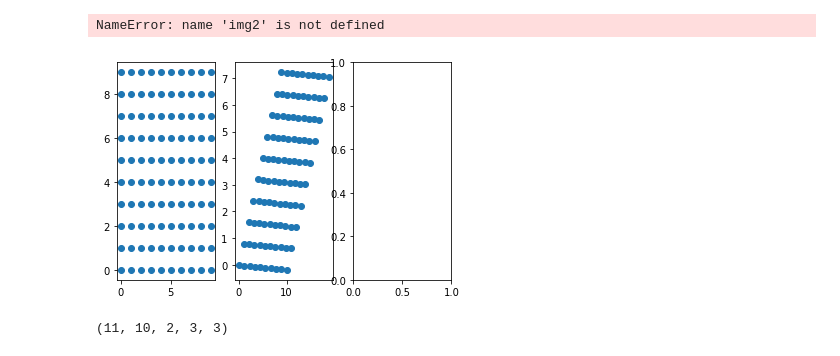
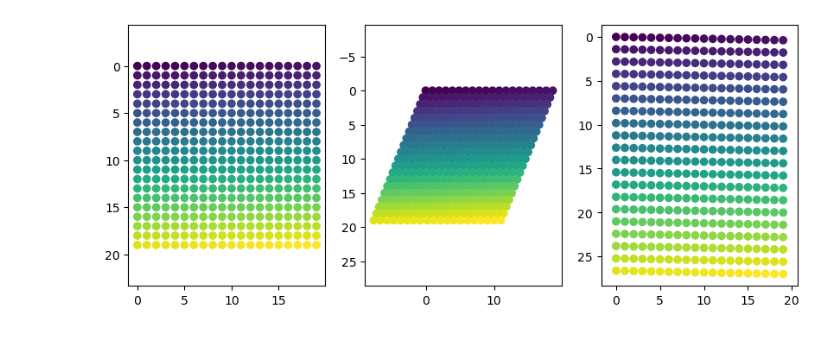
Before and after one commit to thomasaarholt/scanning-drift-corr, a Jupyter notebook: python/Calculate Transforms.ipynb, the cells around one changed output. Cells and saved outputs as stored; diff of their text form; code cells hidden in the pictures.

```diff
--- a/python/Calculate Transforms.ipynb
+++ b/python/Calculate Transforms.ipynb
@@ -84,32 +277,40 @@ for i, angle in enumerate(np.linspace(0, 2*np.pi, 12, endpoint=False)):
 # %%
+from importlib import reload
+import genSTEM.Model
+reload(genSTEM.Model)
+from genSTEM import Model
 from ipywidgets import Output, HBox
 
-strength = 0.1
+strength = 0.4 / shape[0]
 deg = 0
 angle = np.deg2rad(deg)
+shape = (20, 20)
+rotation_deg = -90
+
+img0 = drift_points(shape = shape, drift_strength=0)
 
 o1, o2, o3, o4 = Output(), Output(), Output(), Output()
 
 img1 = drift_points(shape=shape, drift_rad=angle, drift_strength=strength)
 M = get_matrix(img0.reshape((-1, 2)), img1.reshape((-1, 2)))
-m = transform_from_angle_strength(angle, strength)[0]
+m1, m2 = Model.transform_from_angle_strength3(angle, strength, angle_diff = np.deg2rad(rotation_deg - deg), x_len=img0.shape[0], )
 
 
 with o1:
-    print(np.round(M, 4))
-with o2:
-    print(np.round(m ,4))
+    print(np.round(M-m1, 4))
+# with o2:
+#     print(np.round(m ,4))
 
 print()
-angle2 = np.deg2rad(deg + 90)
-
+angle2 = np.deg2rad(deg + rotation_deg)
 img2 = drift_points(shape=shape, drift_rad=angle2, drift_strength=strength)
 M = get_matrix(img0.reshape((-1, 2)), img2.reshape((-1, 2)))
-m = transform_from_angle_strength(angle=angle2, strength=strength)[0]
+#m = Model.transform_from_angle_strength3(angle=angle2, strength=strength, x_len=img0.shape[0])[0]
 with o3:
-    print(np.round(M, 4))
-with o4:
-    print(np.round(m ,4))
+    print(np.round(M-m2, 4))
+
+# with o4:
+#     print(np.round(m ,4))
 
 display(HBox([o1, o2]))
 display(HBox([o3, o4]))
@@ -119,8 +319,13 @@ display(HBox([o3, o4]))
 # %%
-fig, (ax1, ax2, ax3) = plt.subplots(ncols=3)
-ax1.scatter(*img0.reshape((-1, 2), order='F').T)
-ax2.scatter(*img1.reshape((-1, 2), order='F').T)
-ax3.scatter(*img2.reshape((-1, 2), order='F').T)
+fig, AX = plt.subplots(ncols=3, figsize = (10, 4), dpi=100)
+(ax1, ax2, ax3) = AX
+
+a,b,c = img0.reshape((-1, 2), order='F').T, img1.reshape((-1, 2), order='F').T, img2.reshape((-1, 2), order='F').T
+ax1.scatter(*a, c=np.arange(len(a[1])))
+ax2.scatter(*b, c=np.arange(len(b[1])))
+ax3.scatter(*c, c=np.arange(len(c[1])))
+
+[ax.invert_yaxis() for ax in AX]
+[ax.axis('equal') for ax in AX];
 # %% [output]
-NameError: name 'img2' is not defined
-[figure, old version]
+[figure, new version]
@@ -165,4 +331,0 @@ a2 = T
-# %%
-a1.shape
-# %% [output]
-(11, 10, 2, 3, 3)
```
Also changed, not shown: parts of 29 cells of this notebook, 3 other files.
